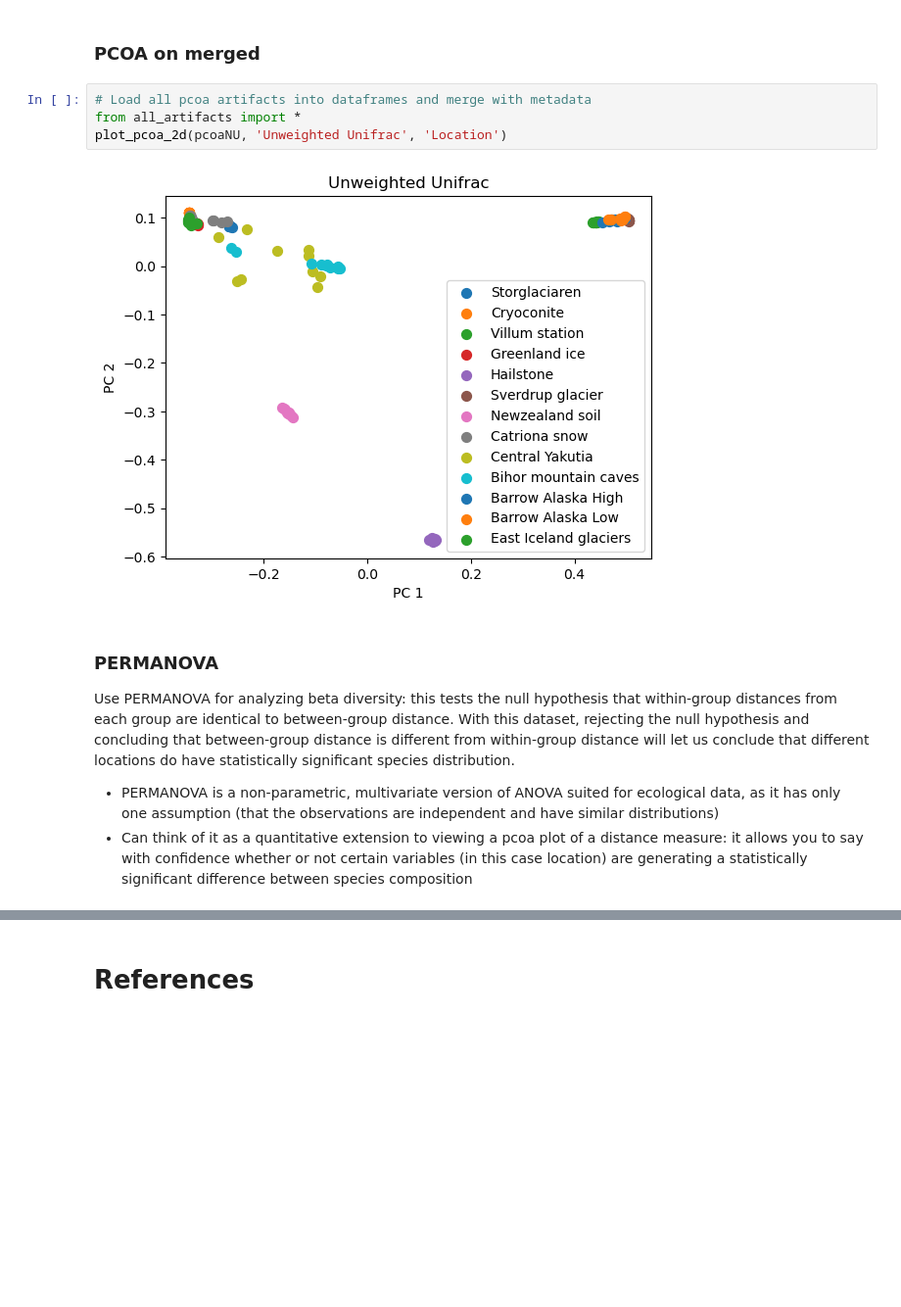
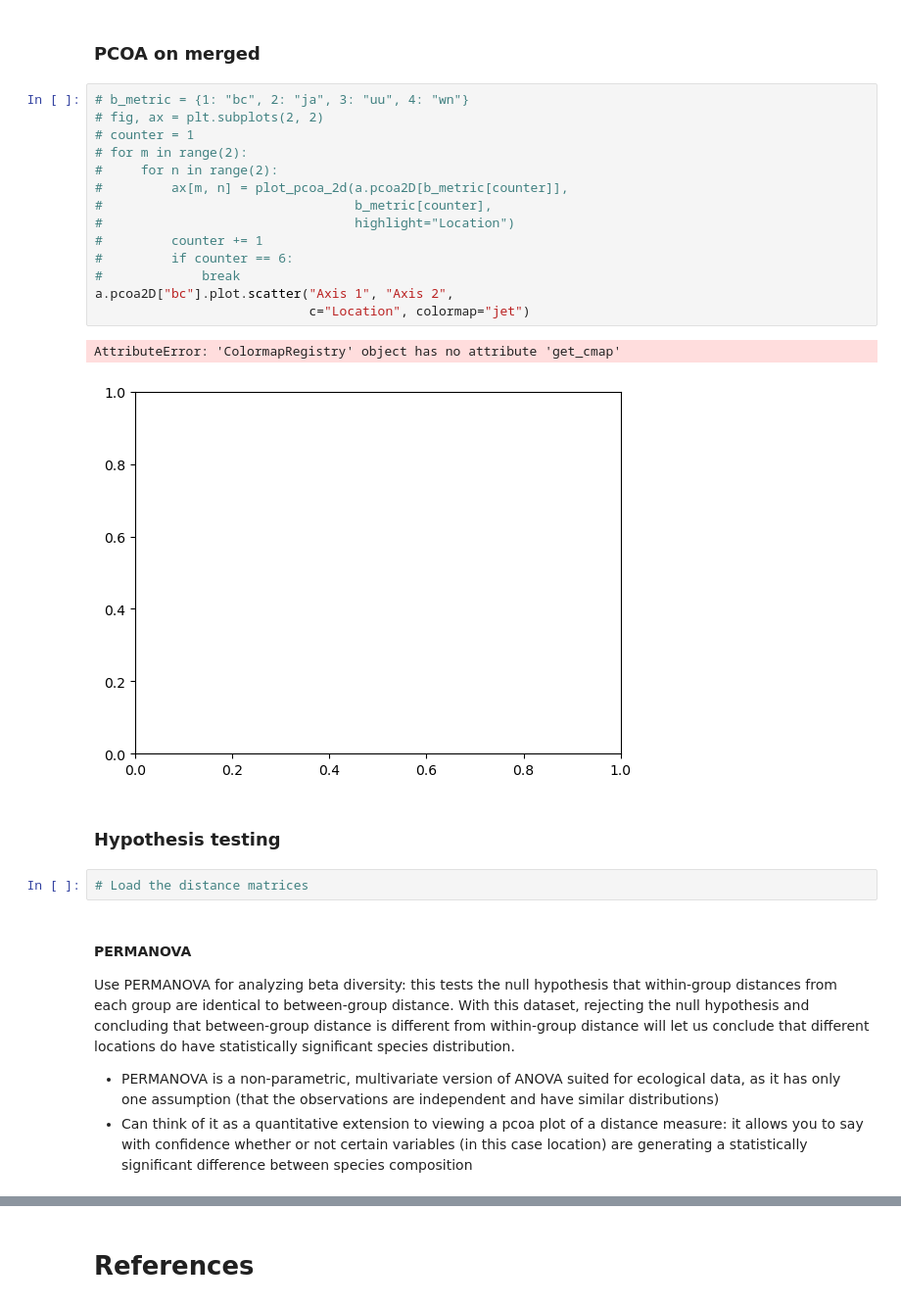
Before and after one commit to SJ-31/Cryosphere-ICCS261, a Jupyter notebook: main.ipynb, the cells around one changed output, grey strips where cells are left out. Shown at 98% size. Cells and saved outputs as stored; diff of their text form; blank space fills up the shorter version.

```diff
--- a/main.ipynb
+++ b/main.ipynb
@@ -373,15 +375,32 @@ ax.boxplot(sites)
 ## Beta diversity
 # %% [markdown]
 ### PCOA on merged
-# %%
-# Load all pcoa artifacts into dataframes and merge with metadata
-from all_artifacts import *
-plot_pcoa_2d(pcoaNU, 'Unweighted Unifrac', 'Location')
-# %% [output]
-[figure, removed]
+# %%
+# b_metric = {1: "bc", 2: "ja", 3: "uu", 4: "wn"}
+# fig, ax = plt.subplots(2, 2)
+# counter = 1
+# for m in range(2):
+#     for n in range(2):
+#         ax[m, n] = plot_pcoa_2d(a.pcoa2D[b_metric[counter]],
+#                                 b_metric[counter],
+#                                 highlight="Location")
+#         counter += 1
+#         if counter == 6:
+#             break
+a.pcoa2D["bc"].plot.scatter("Axis 1", "Axis 2",
+                            c="Location", colormap="jet")
+# %% [output]
+AttributeError: 'ColormapRegistry' object has no attribute 'get_cmap'
+[figure, added]
+# %% [markdown]
+### Hypothesis testing
+# %%
+# Load the distance matrices
 # %% [markdown]
-### PERMANOVA
+#### PERMANOVA
+
 Use PERMANOVA for analyzing beta diversity: this tests the null hypothesis that within-group distances from each group are identical to between-group distance. With this dataset, rejecting the null hypothesis and concluding that between-group distance is different from within-group distance will let us conclude that different locations do have statistically significant species distribution.
+
 - PERMANOVA is a non-parametric, multivariate version of ANOVA suited for ecological data, as it has only one assumption (that the observations are independent and have similar distributions)
 - Can think of it as a quantitative extension to viewing a pcoa plot of a distance measure: it allows you to say with confidence whether or not certain variables (in this case location) are generating a statistically significant difference between species composition
 # %% [markdown]
```
Also changed, not shown: parts of 13 cells of this notebook, 4 other files.
